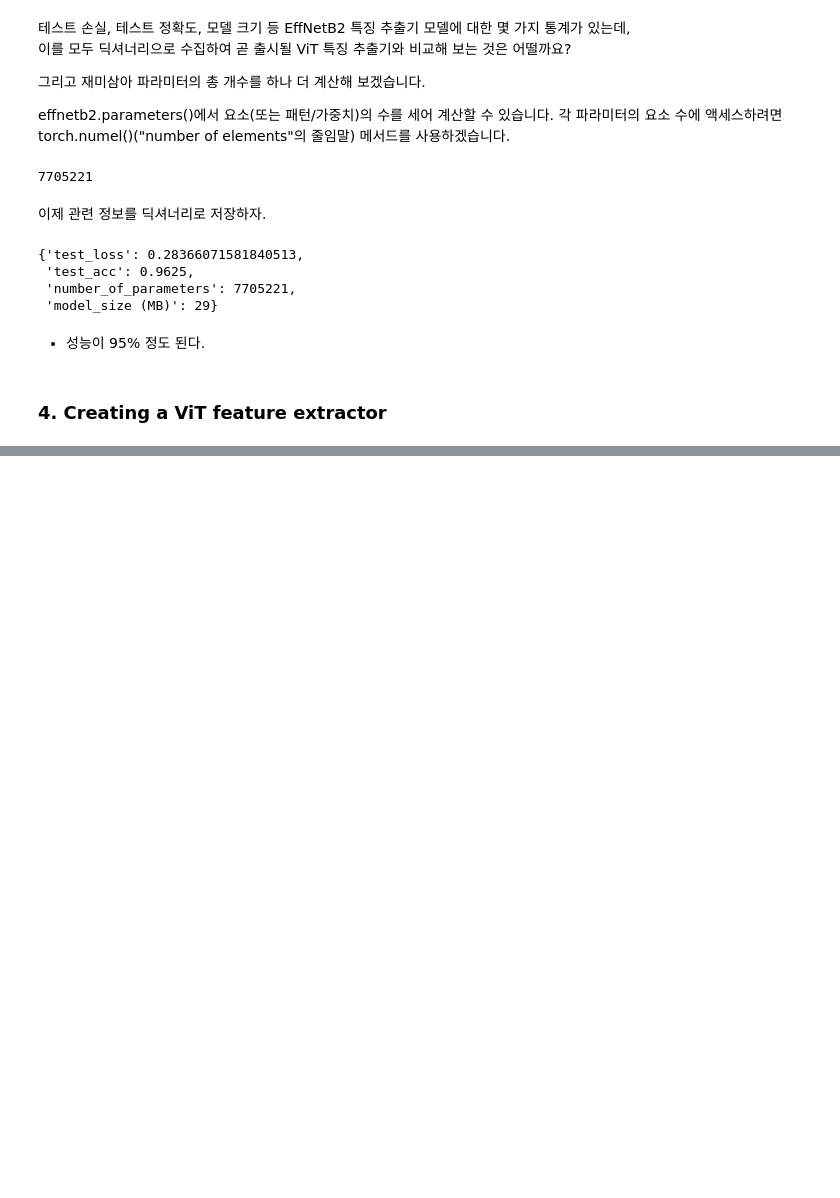
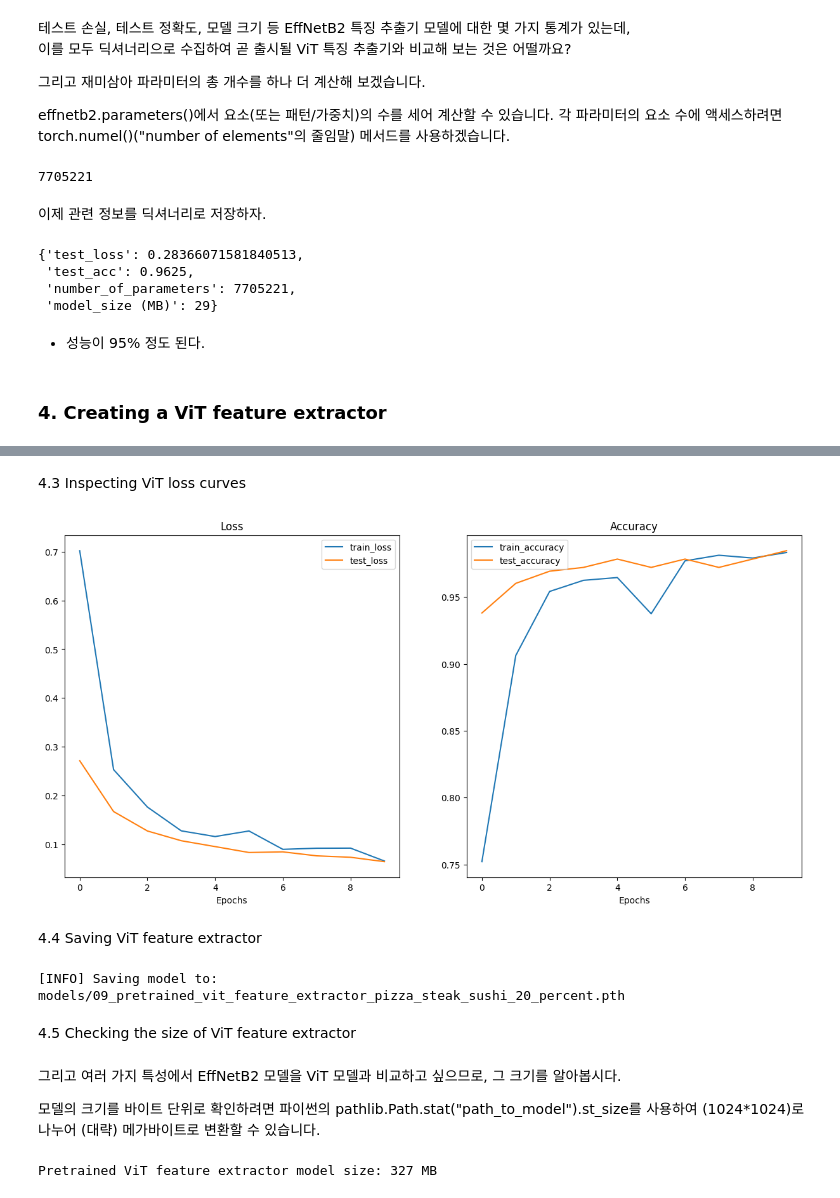
Before and after one commit to sguys99/pytorch-study, a Jupyter notebook: zero-to-mastery/09. PyTorch Model Deployment.ipynb, the cells around one changed output, grey strips where cells are left out. Saved outputs shown, nothing was run; the diff lists cells and outputs as text; code cells hidden in the pictures; blank space fills up the shorter version.

Commit message:
[torch zero to mastery] ch9. Pytorch model deployment(5)

```diff
--- a/zero-to-mastery/09. PyTorch Model Deployment.ipynb
+++ b/zero-to-mastery/09. PyTorch Model Deployment.ipynb
@@ -498,0 +542,4 @@ effnetb2_stats
+# %%
+# Create ViT model and transforms
+vit, vit_transforms = create_vit_model(num_classes=3,
+                                       seed=42)
@@ -498,0 +585,7 @@ effnetb2_stats
+# %%
+# Setup ViT DataLoaders
+from going_modular import data_setup
+train_dataloader_vit, test_dataloader_vit, class_names = data_setup.create_dataloaders(train_dir=train_dir,
+                                                                                       test_dir=test_dir,
+                                                                                       transform=vit_transforms,
+                                                                                       batch_size=32)
@@ -498,0 +600,13 @@ effnetb2_stats
+# %%
+optimizer = torch.optim.Adam(params=vit.parameters(), lr = 1e-3)
+loss_fn = torch.nn.CrossEntropyLoss()
+
+set_seeds()
+# %%
+vit_results = engine.train(model=vit,
+                           train_dataloader=train_dataloader_vit,
+                           test_dataloader=test_dataloader_vit,
+                           epochs=10,
+                           optimizer=optimizer,
+                           loss_fn=loss_fn,
+                           device=device)
@@ -498,0 +624,33 @@ effnetb2_stats
+# %% [markdown]
+4.3 Inspecting ViT loss curves
+# %%
+from helper_functions import plot_loss_curves
+
+plot_loss_curves(vit_results)
+# %% [output]
+[figure, added]
+# %% [markdown]
+4.4 Saving ViT feature extractor
+# %%
+# Save the model
+from going_modular import utils
+
+utils.save_model(model=vit,
+                 target_dir="models",
+                 model_name="09_pretrained_vit_feature_extractor_pizza_steak_sushi_20_percent.pth")
+# %% [output]
+[INFO] Saving model to: models/09_pretrained_vit_feature_extractor_pizza_steak_sushi_20_percent.pth
+# %% [markdown]
+4.5 Checking the size of ViT feature extractor
+# %% [markdown]
+그리고 여러 가지 특성에서 EffNetB2 모델을 ViT 모델과 비교하고 싶으므로, 그 크기를 알아봅시다.
+
+모델의 크기를 바이트 단위로 확인하려면 파이썬의 pathlib.Path.stat("path_to_model").st_size를 사용하여 (1024*1024)로 나누어 (대략) 메가바이트로 변환할 수 있습니다.
+# %%
+from pathlib import Path
+
+# Get the model size in bytes then convert to megabytes
+pretrained_vit_model_size = Path("models/09_pretrained_vit_feature_extractor_pizza_steak_sushi_20_percent.pth").stat().st_size // (1024*1024) # division converts bytes to megabytes (roughly)
+print(f"Pretrained ViT feature extractor model size: {pretrained_vit_model_size} MB")
+# %% [output]
+Pretrained ViT feature extractor model size: 327 MB
```
Also changed, not shown: parts of 15 cells of this notebook.
